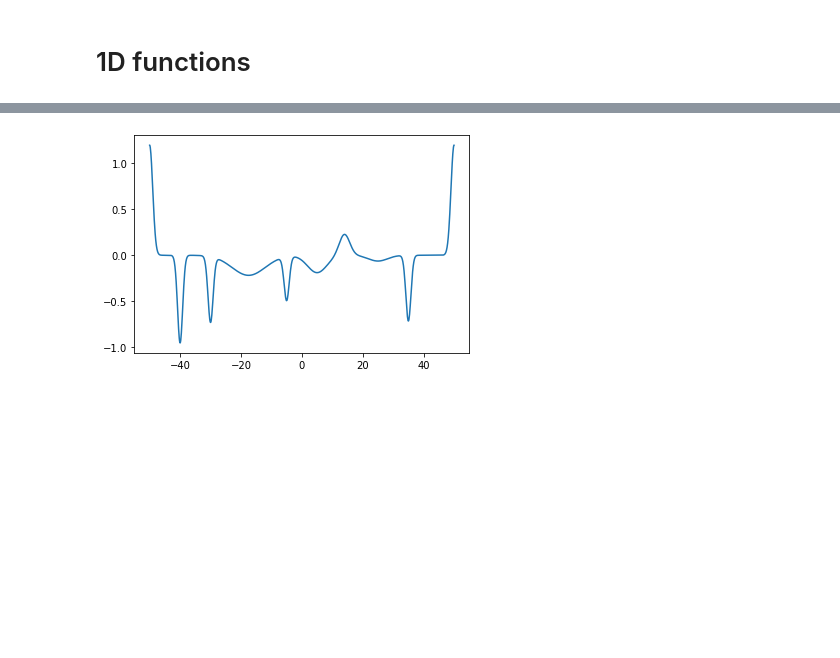
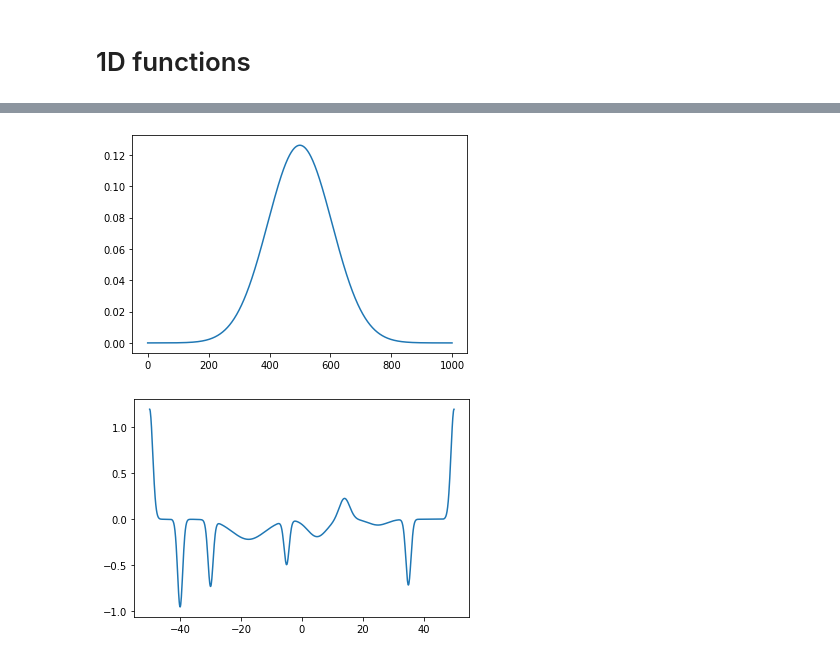
Before and after one commit to daniellengyel/shallow_minima, a Jupyter notebook: Different Functions.ipynb, the cells around one changed output, grey strips where cells are left out. Saved outputs shown, nothing was run; the diff lists cells and outputs as text; code cells hidden in the pictures; blank space fills up the shorter version.

```diff
--- a/Different Functions.ipynb
+++ b/Different Functions.ipynb
@@ -36,3 +44,12 @@ plt.show()
+# %%
+K = multi_gaussian(np.array([[10]]))
+X = np.linspace(-15, 15, 1000)
+out = K(np.array([X.T]), np.array([0]))
+
+plt.plot(out)
+plt.show()
+# %% [output]
+[figure, added]
 # %%
 X = np.linspace(-50, 50, 1000)
 inp = np.array([X])
```
Also changed, not shown: parts of 9 cells of this notebook, 5 other files.
